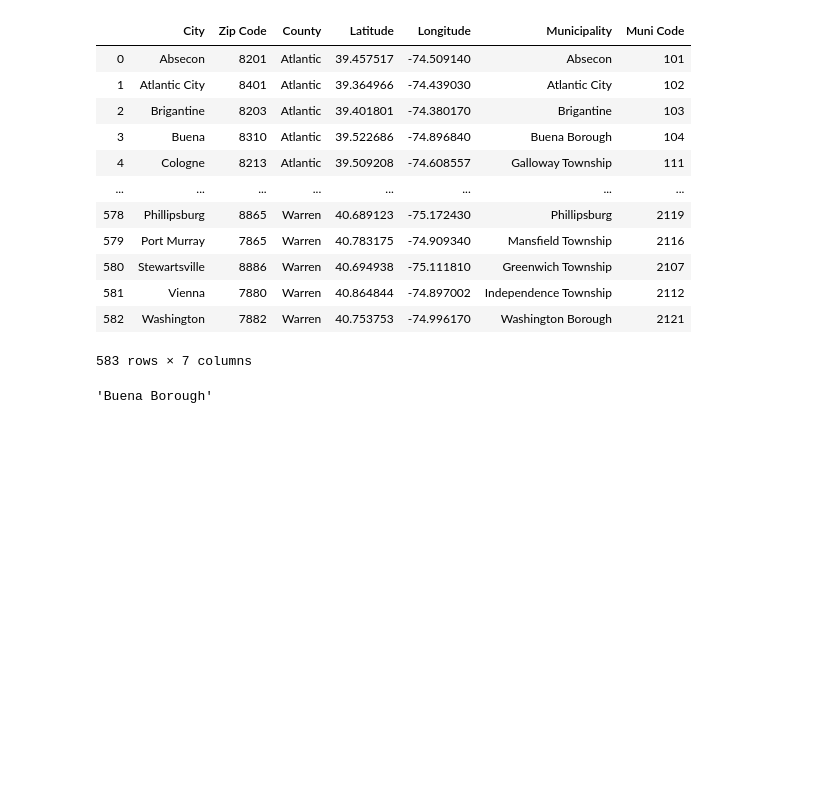
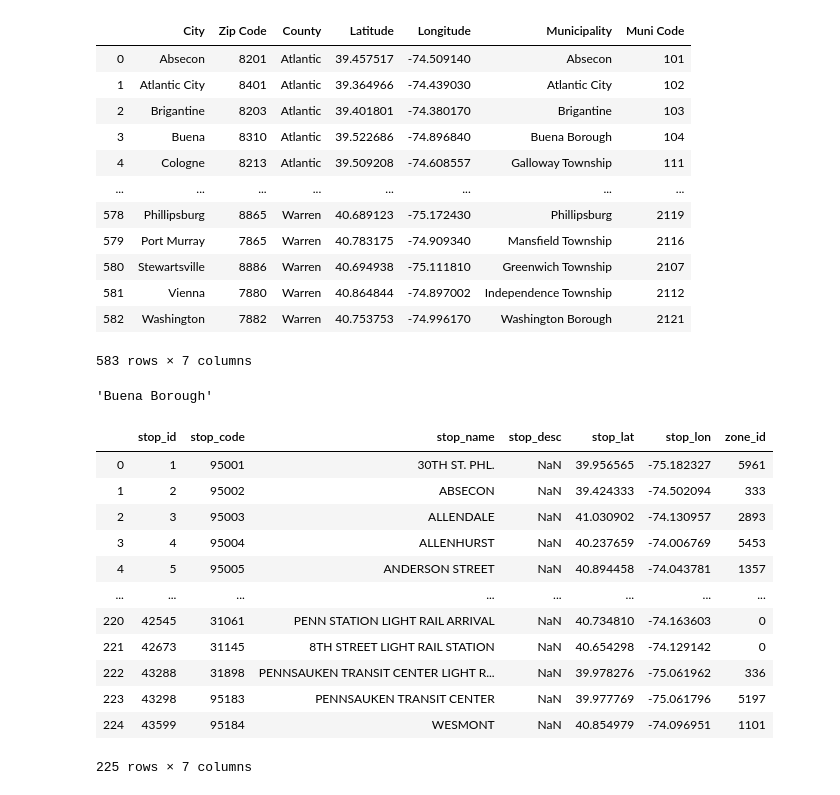
Before and after one commit to Bulinche/Dwelling---Project-3, a Jupyter notebook: ZipCodeCities/city2Muni.ipynb, the cells around one changed output. Drawn from its saved outputs; the diff is of its cells as text; code cells hidden in the pictures; blank space fills up the shorter version.

```diff
--- a/ZipCodeCities/city2Muni.ipynb
+++ b/ZipCodeCities/city2Muni.ipynb
@@ -25,0 +33,16 @@ df[df["City"] == "Buena"]["Municipality"].to_string(index=False).strip()
+# %%
+raildf
+# %% [output]
+|  | stop_id | stop_code | stop_name | stop_desc | stop_lat | stop_lon | zone_id |
+| 0 | 1 | 95001 | 30TH ST. PHL. | NaN | 39.956565 | -75.182327 | 5961 |
+| 1 | 2 | 95002 | ABSECON | NaN | 39.424333 | -74.502094 | 333 |
+| 2 | 3 | 95003 | ALLENDALE | NaN | 41.030902 | -74.130957 | 2893 |
+| 3 | 4 | 95004 | ALLENHURST | NaN | 40.237659 | -74.006769 | 5453 |
+| 4 | 5 | 95005 | ANDERSON STREET | NaN | 40.894458 | -74.043781 | 1357 |
+| ... | ... | ... | ... | ... | ... | ... | ... |
+| 220 | 42545 | 31061 | PENN STATION LIGHT RAIL ARRIVAL | NaN | 40.734810 | -74.163603 | 0 |
+| 221 | 42673 | 31145 | 8TH STREET LIGHT RAIL STATION | NaN | 40.654298 | -74.129142 | 0 |
+| 222 | 43288 | 31898 | PENNSAUKEN TRANSIT CENTER LIGHT R... | NaN | 39.978276 | -75.061962 | 336 |
+| 223 | 43298 | 95183 | PENNSAUKEN TRANSIT CENTER | NaN | 39.977769 | -75.061796 | 5197 |
+| 224 | 43599 | 95184 | WESMONT | NaN | 40.854979 | -74.096951 | 1101 |
+225 rows × 7 columns
```
Also changed, not shown: parts of 10 cells of this notebook, 7 other files.
